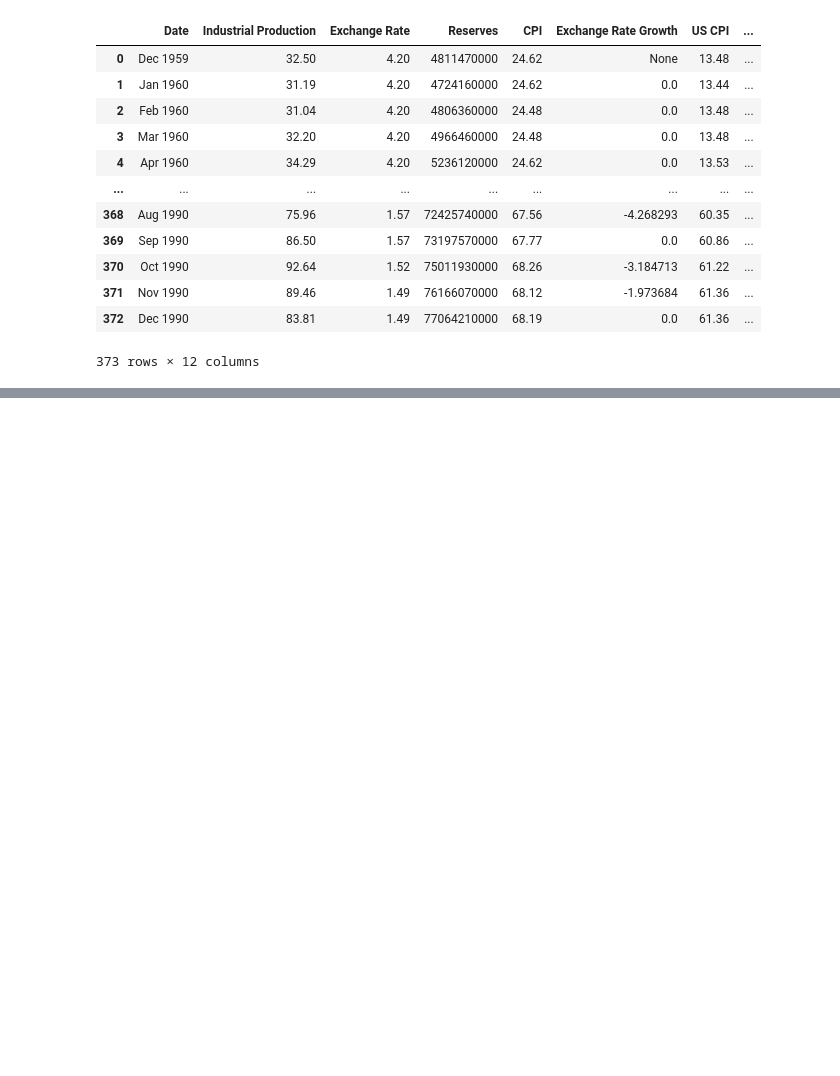
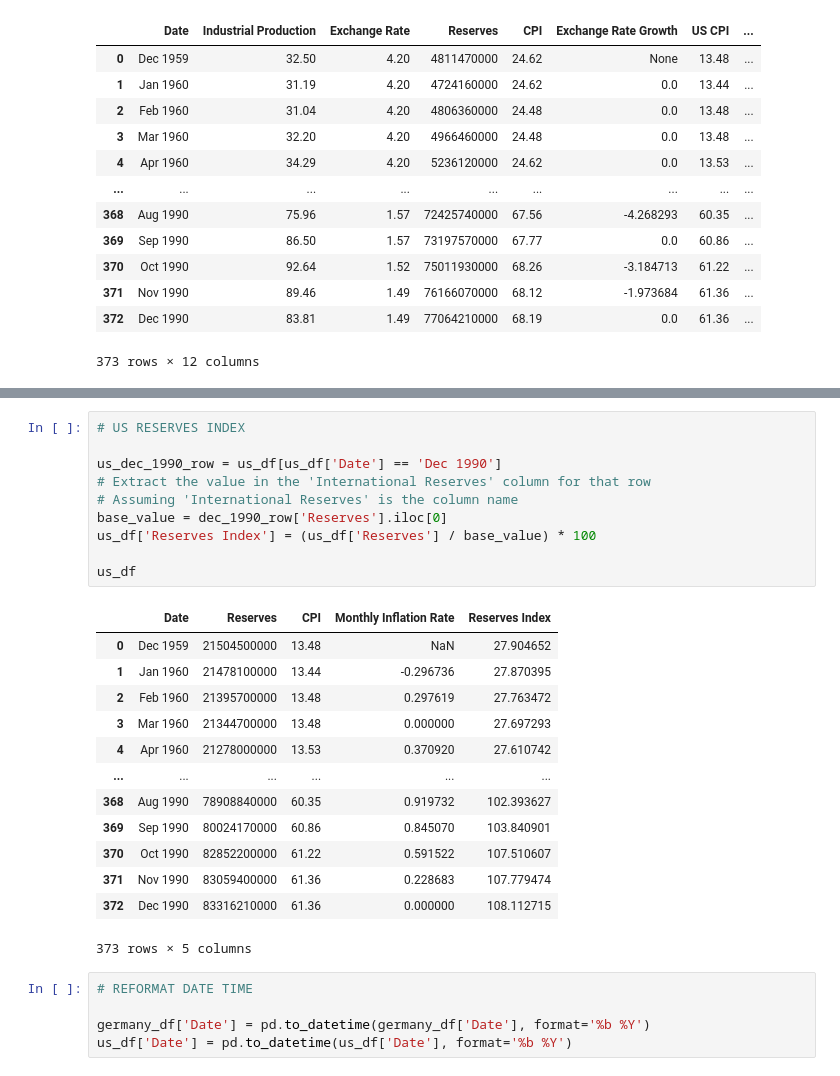
Before and after one commit to a-conga/EC1B1-Project-, a Jupyter notebook: code.ipynb, the cells around one changed output, grey strips where cells are left out. Saved outputs shown, nothing was run; the diff lists cells and outputs as text; blank space fills up the shorter version.

```diff
--- a/code.ipynb
+++ b/code.ipynb
@@ -425,3 +489,32 @@ new_germany_df
+# %%
+# US RESERVES INDEX
+
+us_dec_1990_row = us_df[us_df['Date'] == 'Dec 1990']
+# Extract the value in the 'International Reserves' column for that row
+# Assuming 'International Reserves' is the column name
+base_value = dec_1990_row['Reserves'].iloc[0]
+us_df['Reserves Index'] = (us_df['Reserves'] / base_value) * 100
+
+us_df
+# %% [output]
+|  | Date | Reserves | CPI | Monthly Inflation Rate | Reserves Index |
+| 0 | Dec 1959 | 21504500000 | 13.48 | NaN | 27.904652 |
+| 1 | Jan 1960 | 21478100000 | 13.44 | -0.296736 | 27.870395 |
+| 2 | Feb 1960 | 21395700000 | 13.48 | 0.297619 | 27.763472 |
+| 3 | Mar 1960 | 21344700000 | 13.48 | 0.000000 | 27.697293 |
+| 4 | Apr 1960 | 21278000000 | 13.53 | 0.370920 | 27.610742 |
+| ... | ... | ... | ... | ... | ... |
+| 368 | Aug 1990 | 78908840000 | 60.35 | 0.919732 | 102.393627 |
+| 369 | Sep 1990 | 80024170000 | 60.86 | 0.845070 | 103.840901 |
+| 370 | Oct 1990 | 82852200000 | 61.22 | 0.591522 | 107.510607 |
+| 371 | Nov 1990 | 83059400000 | 61.36 | 0.228683 | 107.779474 |
+| 372 | Dec 1990 | 83316210000 | 61.36 | 0.000000 | 108.112715 |
+373 rows × 5 columns
+# %%
+# REFORMAT DATE TIME
+
+germany_df['Date'] = pd.to_datetime(germany_df['Date'], format='%b %Y')
+us_df['Date'] = pd.to_datetime(us_df['Date'], format='%b %Y')
 # %%
 germany_df
 # %% [output]
```
Also changed, not shown: parts of 8 cells of this notebook.
